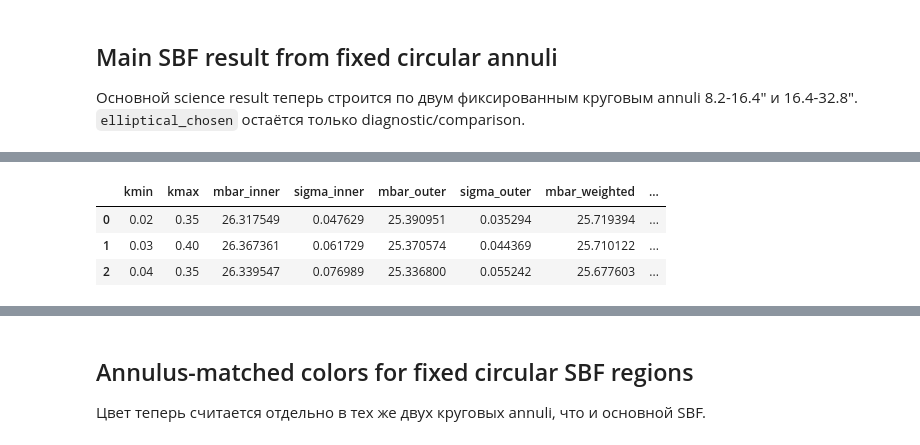
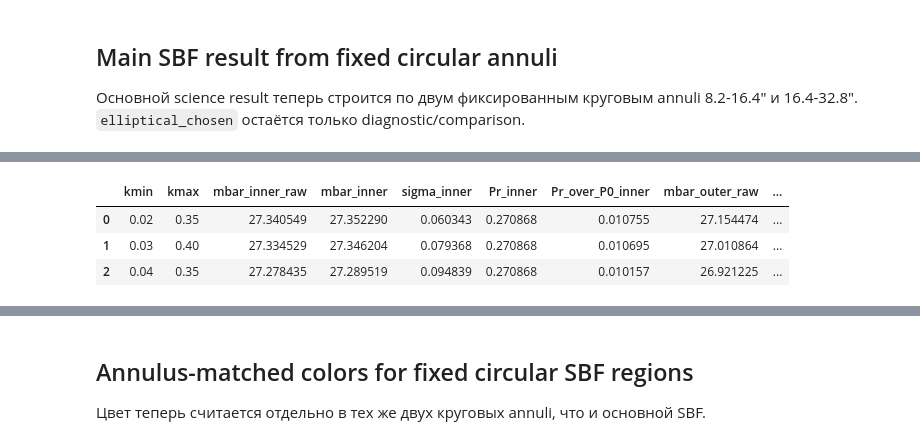
Before and after one commit to Saharochekl/course-work_4-SBF, a Jupyter notebook: code/sbf-1.ipynb, the cells around one changed output, grey strips where cells are left out. Saved outputs shown, nothing was run; the diff lists cells and outputs as text; code cells hidden in the pictures.

Commit message:
eps normal, but strange mbar

```diff
--- a/code/sbf-1.ipynb
+++ b/code/sbf-1.ipynb
@@ -1112,8 +2127,8 @@ print(f"[OUT] resid → {resid_path}")
 # %% [markdown]
 ### Получаем геометрию из изофот
 # %%
-CLIP_SIGMA_QC = 10 # сигма-клиппинг для обрезания хвостов динамического диапазона
-CLIP_MAXIT_QC = 5 # максимальное число итераций клиппинга; обычно 5 достаточно для сходимости
+# CLIP_* moved to the config cell above.
+clip_tag = CLIP_TAG_QC
 # %% [markdown]
 ## Поиск плато $\bar{m}$ в изофотах
 # %%
@@ -2705,7 +3820,7 @@ if img_f090 is not None:
     )
 
     n_color = int(use_color.sum())
-    if n_color <= 100:
+    if n_color <= MIN_COLOR_PIXELS:
         print(f"[COLOR] too few usable pixels: N={n_color}")
     else:
         vals150 = img150_c[use_color]
@@ -2713,16 +3828,16 @@ if img_f090 is not None:
 
         # Робастно режем хвосты отдельно в каждом фильтре
         _, med150_clip, std150_clip = sigma_clipped_stats(
-            vals150, sigma=3.0, maxiters=5
+            vals150, sigma=COLOR_CLIP_SIGMA, maxiters=COLOR_CLIP_MAXIT
         )
         _, med090_clip, std090_clip = sigma_clipped_stats(
-            vals090, sigma=3.0, maxiters=5
+            vals090, sigma=COLOR_CLIP_SIGMA, maxiters=COLOR_CLIP_MAXIT
         )
 
-        lo150 = med150_clip - 3.0 * std150_clip
-        hi150 = med150_clip + 3.0 * std150_clip
-        lo090 = med090_clip - 3.0 * std090_clip
-        hi090 = med090_clip + 3.0 * std090_clip
+        lo150 = med150_clip - COLOR_CLIP_SIGMA * std150_clip
+        hi150 = med150_clip + COLOR_CLIP_SIGMA * std150_clip
+        lo090 = med090_clip - COLOR_CLIP_SIGMA * std090_clip
+        hi090 = med090_clip + COLOR_CLIP_SIGMA * std090_clip
 
         keep = (
             (vals150 >= lo150) & (vals150 <= hi150) &
@@ -2733,7 +3848,7 @@ if img_f090 is not None:
         vals090_rob = vals090[keep]
 
         n_rob = int(vals150_rob.size)
-        if n_rob <= 100:
+        if n_rob <= MIN_COLOR_PIXELS:
             print(f"[COLOR] too few sigma-clipped pixels: N={n_rob}")
         else:
             f150_med = float(np.nanmedian(vals150_rob))
@@ -3130,7 +4256,6 @@ def _finite_positive(value):
 
 
 def _robust_mag_scatter(values):
-    """Robust scatter in mag for repeated k-window measurements of the same annulus."""
     arr = np.asarray(values, dtype=float)
     arr = arr[np.isfinite(arr)]
 
@@ -3154,12 +4279,6 @@ def _robust_mag_scatter(values):
     return np.nan, "no k-window scatter"
 
 
-# sigma_meas for one annulus:
-# 1. Prefer scatter over repeated k-windows for the same annulus. This is analogous in spirit
-#    to plateau-window scatter, but for the circular annuli in df_sbf.
-# 2. Use the regression-derived mbar_fit_sigma as a lower-level formal fit diagnostic when present.
-# 3. Only as a last resort, use a clearly labelled fit_resid_std/P0 proxy. fit_resid_std itself
-#    is not treated as a magnitude uncertainty.
 region_sigma_info = {}
 for region_name, grp in df_sbf_ok.groupby("region"):
     sigma_k, sigma_method = _robust_mag_scatter(grp["mbar_spec"].values)
@@ -3171,9 +4290,11 @@ for region_name, grp in df_sbf_ok.groupby("region"):
 
 def _fit_resid_proxy_mag(row):
     fit_resid_std = row.get("fit_resid_std", np.nan)
-    P0_row = row.get("P0", np.nan)
-    if _finite_positive(fit_resid_std) and _finite_positive(abs(P0_row)):
-        return float((2.5 / np.log(10.0)) * fit_resid_std / abs(P0_row))
+    power_ref = row.get("P_fluc", np.nan)
+    if not _finite_positive(power_ref):
+        power_ref = row.get("P0", np.nan)
+    if _finite_positive(fit_resid_std) and _finite_positive(abs(power_ref)):
+        return float((2.5 / np.log(10.0)) * fit_resid_std / abs(power_ref))
     return np.nan
 
 
@@ -3190,8 +4311,6 @@ def _measurement_sigma_for_row(row):
         candidates.append((float(sigma_fit), "fit covariance"))
 
     if candidates:
-        # Conservative fixed-window sigma_meas: do not let a tiny formal fit covariance
-        # dominate over the observed sensitivity to the chosen k-window.
         sigma, method = max(candidates, key=lambda item: item[0])
         if len(candidates) > 1:
             method = "max(" + ", ".join(m for _, m in candidates) + ")"
@@ -3199,7 +4318,7 @@ def _measurement_sigma_for_row(row):
 
     sigma_proxy = _fit_resid_proxy_mag(row)
     if _finite_positive(sigma_proxy):
-        return sigma_proxy, "fit_resid_std/P0 proxy"
+        return sigma_proxy, "fit_resid_std/P_fluc proxy"
 
     return np.nan, "sigma unavailable"
 
@@ -3220,34 +4339,34 @@ def _row_for(region_name, kmin_value, kmax_value):
 def _annulus_measurement(region_name, kmin_value, kmax_value):
     row = _row_for(region_name, kmin_value, kmax_value)
     if row is None:
-        return np.nan, np.nan, "not ok"
+        return np.nan, np.nan, "not ok", None
 
     mbar = float(row["mbar_spec"]) if np.isfinite(row.get("mbar_spec", np.nan)) else np.nan
     sigma, sigma_method = _measurement_sigma_for_row(row)
-    return mbar, sigma, sigma_method
+    return mbar, sigma, sigma_method, row
 
 
 pairs_from_df = df_sbf[df_sbf["region"].isin(required_annuli)][["kmin", "kmax"]].dropna().drop_duplicates()
 k_pairs = sorted({(float(r.kmin), float(r.kmax)) for r in pairs_from_df.itertuples(index=False)})
 
-# Placeholder for a future pipeline systematic. Once alternative residual branches exist
-# (raw, sigma-clipped/capped, spline-cleaned), set sigma_pipeline to their scatter in mbar.
 sigma_pipeline = globals().get("sigma_pipeline", np.nan)
-
 summary_rows = []
 for kmin_value, kmax_value in k_pairs:
-    mbar_inner, sigma_inner, method_inner = _annulus_measurement(
+    mbar_inner, sigma_inner, method_inner, row_inner = _annulus_measurement(
         "circular_inner_lit", kmin_value, kmax_value
     )
-    mbar_outer, sigma_outer, method_outer = _annulus_measurement(
+    mbar_outer, sigma_outer, method_outer, row_outer = _annulus_measurement(
         "circular_outer_lit", kmin_value, kmax_value
     )
 
+    mbar_inner_raw = float(row_inner["mbar_spec_raw"]) if row_inner is not None and np.isfinite(row_inner.get("mbar_spec_raw", np.nan)) else np.nan
+    mbar_outer_raw = float(row_outer["mbar_spec_raw"]) if row_outer is not None and np.isfinite(row_outer.get("mbar_spec_raw", np.nan)) else np.nan
     inner_ok = np.isfinite(mbar_inner) and _finite_positive(sigma_inner)
     outer_ok = np.isfinite(mbar_outer) and _finite_positive(sigma_outer)
     both_measured = np.isfinite(mbar_inner) and np.isfinite(mbar_outer)
 
     mbar_weighted = np.nan
+    mbar_weighted_raw = np.nan
     sigma_weighted_formal = np.nan
     annulus_scatter = float(abs(mbar_inner - mbar_outer) / 2.0) if both_measured else np.nan
     sigma_adopted = np.nan
@@ -3258,6 +4377,8 @@ for kmin_value, kmax_value in k_pairs:
         weights = 1.0 / (sigmas * sigmas)
         mbar_weighted = float(np.sum(weights * mvals) / np.sum(weights))
         sigma_weighted_formal = float(np.sqrt(1.0 / np.sum(weights)))
+        if np.isfinite(mbar_inner_raw) and np.isfinite(mbar_outer_raw):
+            mbar_weighted_raw = float(np.sum(weights * np.array([mbar_inner_raw, mbar_outer_raw])) / np.sum(weights))
 
         if _finite_positive(sigma_pipeline):
             sigma_adopted = float(
@@ -3265,24 +4386,24 @@ for kmin_value, kmax_value in k_pairs:
             )
             notes = "inner+outer weighted; adopted includes pipeline systematic"
         else:
-            # Current notebook has no independent residual branches yet, so we keep
-            # annulus sensitivity separate and adopt the larger of formal and annulus terms.
             sigma_adopted = float(max(sigma_weighted_formal, annulus_scatter))
             notes = "inner+outer weighted; no pipeline systematic yet"
 
     elif inner_ok or outer_ok:
         if inner_ok:
             mbar_weighted = float(mbar_inner)
+            mbar_weighted_raw = float(mbar_inner_raw) if np.isfinite(mbar_inner_raw) else np.nan
             sigma_weighted_formal = float(sigma_inner)
             sigma_adopted = float(sigma_inner)
             notes = "only circular_inner_lit ok; annulus scatter unavailable"
         else:
             mbar_weighted = float(mbar_outer)
+            mbar_weighted_raw = float(mbar_outer_raw) if np.isfinite(mbar_outer_raw) else np.nan
             sigma_weighted_formal = float(sigma_outer)
             sigma_adopted = float(sigma_outer)
             notes = "only circular_outer_lit ok; annulus scatter unavailable"
     else:
-        notes = "no circular annulus has both mbar and sigma_meas"
+        notes = "no circular annulus has both corrected mbar and sigma_meas"
 
     if method_inner != "not ok" or method_outer != "not ok":
         notes += f"; sigma_inner={method_inner}; sigma_outer={method_outer}"
@@ -3290,10 +4411,17 @@ for kmin_value, kmax_value in k_pairs:
     summary_rows.append({
         "kmin": float(kmin_value),
         "kmax": float(kmax_value),
+        "mbar_inner_raw": mbar_inner_raw,
         "mbar_inner": mbar_inner,
         "sigma_inner": sigma_inner,
+        "Pr_inner": float(row_inner.get("Pr", np.nan)) if row_inner is not None else np.nan,
+        "Pr_over_P0_inner": float(row_inner.get("Pr_over_P0", np.nan)) if row_inner is not None else np.nan,
+        "mbar_outer_raw": mbar_outer_raw,
         "mbar_outer": mbar_outer,
         "sigma_outer": sigma_outer,
+        "Pr_outer": float(row_outer.get("Pr", np.nan)) if row_outer is not None else np.nan,
+        "Pr_over_P0_outer": float(row_outer.get("Pr_over_P0", np.nan)) if row_outer is not None else np.nan,
+        "mbar_weighted_raw": mbar_weighted_raw,
         "mbar_weighted": mbar_weighted,
         "sigma_weighted_formal": sigma_weighted_formal,
         "annulus_scatter": annulus_scatter,
@@ -3301,14 +4429,20 @@ for kmin_value, kmax_value in k_pairs:
         "notes": notes,
     })
 
-
 summary_columns = [
     "kmin",
     "kmax",
+    "mbar_inner_raw",
     "mbar_inner",
     "sigma_inner",
+    "Pr_inner",
+    "Pr_over_P0_inner",
+    "mbar_outer_raw",
     "mbar_outer",
     "sigma_outer",
+    "Pr_outer",
+    "Pr_over_P0_outer",
+    "mbar_weighted_raw",
     "mbar_weighted",
     "sigma_weighted_formal",
     "annulus_scatter",
@@ -3327,8 +4461,7 @@ recommended_sbf = None
 if recommendable.empty:
     print("[SBF-ANNULI] no recommended annulus-combined SBF result available")
 else:
-    # Best fixed k-window: smallest adopted error, preferring rows where both annuli contributed.
-    recommendable["uses_two_annuli"] = recommendable["notes"].str.contains("inner\\+outer weighted", regex=True)
+    recommendable["uses_two_annuli"] = recommendable["notes"].str.contains(r"inner\+outer weighted", regex=True)
     recommendable = recommendable.sort_values(
         ["uses_two_annuli", "sigma_adopted", "sigma_weighted_formal"],
         ascending=[False, True, True],
@@ -3340,10 +4473,8 @@ else:
         "[SBF-SCIENCE] recommended fixed-circular-annuli k-window "
         f"{best['kmin']:.3f}..{best['kmax']:.3f}"
     )
-    print(
-        "[SBF-SCIENCE] weighted mbar = "
-        f"{best['mbar_weighted']:.4f} mag"
-    )
+    print(f"[SBF-SCIENCE] weighted raw mbar       = {best['mbar_weighted_raw']:.4f} mag")
+    print(f"[SBF-SCIENCE] weighted corrected mbar = {best['mbar_weighted']:.4f} mag")
     print(
         "[SBF-SCIENCE] formal={:.4f} mag, annulus_scatter={:.4f} mag, adopted={:.4f} mag".format(
             best["sigma_weighted_formal"],
@@ -3351,15 +4482,18 @@ else:
             best["sigma_adopted"],
         )
     )
+    print(
+        f"[SBF-SCIENCE] Pr/P0 inner={best['Pr_over_P0_inner']:.3%}, "
+        f"outer={best['Pr_over_P0_outer']:.3%}"
+    )
     print("[SBF-SCIENCE] adopted sigma = max(formal, annulus scatter); pipeline systematic is not measured yet")
-
 
 pipeline_variants = pd.DataFrame([
     {
         "variant": "raw_current_residual",
         "status": "available",
         "mbar_spec": recommended_sbf["mbar_weighted"] if recommended_sbf is not None else np.nan,
-        "notes": "science residual for circular annuli = resid_full = data - model_full",
+        "notes": "science residual for circular annuli = sigma-capped resid_full_clip built from data - model_full; unresolved-source correction included via P_fluc = P0 - Pr",
     },
     {
         "variant": "sigma_clipped_or_capped_residual",
@@ -3383,4 +4517,4 @@ display(pipeline_variants)
-|  | kmin | kmax | mbar_inner | sigma_inner | mbar_outer | sigma_outer | mbar_weighted | ... |
-| 0 | 0.02 | 0.35 | 26.317549 | 0.047629 | 25.390951 | 0.035294 | 25.719394 | ... |
-| 1 | 0.03 | 0.40 | 26.367361 | 0.061729 | 25.370574 | 0.044369 | 25.710122 | ... |
-| 2 | 0.04 | 0.35 | 26.339547 | 0.076989 | 25.336800 | 0.055242 | 25.677603 | ... |
+|  | kmin | kmax | mbar_inner_raw | mbar_inner | sigma_inner | Pr_inner | Pr_over_P0_inner | mbar_outer_raw | ... |
+| 0 | 0.02 | 0.35 | 27.340549 | 27.352290 | 0.060343 | 0.270868 | 0.010755 | 27.154474 | ... |
+| 1 | 0.03 | 0.40 | 27.334529 | 27.346204 | 0.079368 | 0.270868 | 0.010695 | 27.010864 | ... |
+| 2 | 0.04 | 0.35 | 27.278435 | 27.289519 | 0.094839 | 0.270868 | 0.010157 | 26.921225 | ... |
```
Also changed, not shown: parts of 58 cells of this notebook, 1 other file.
